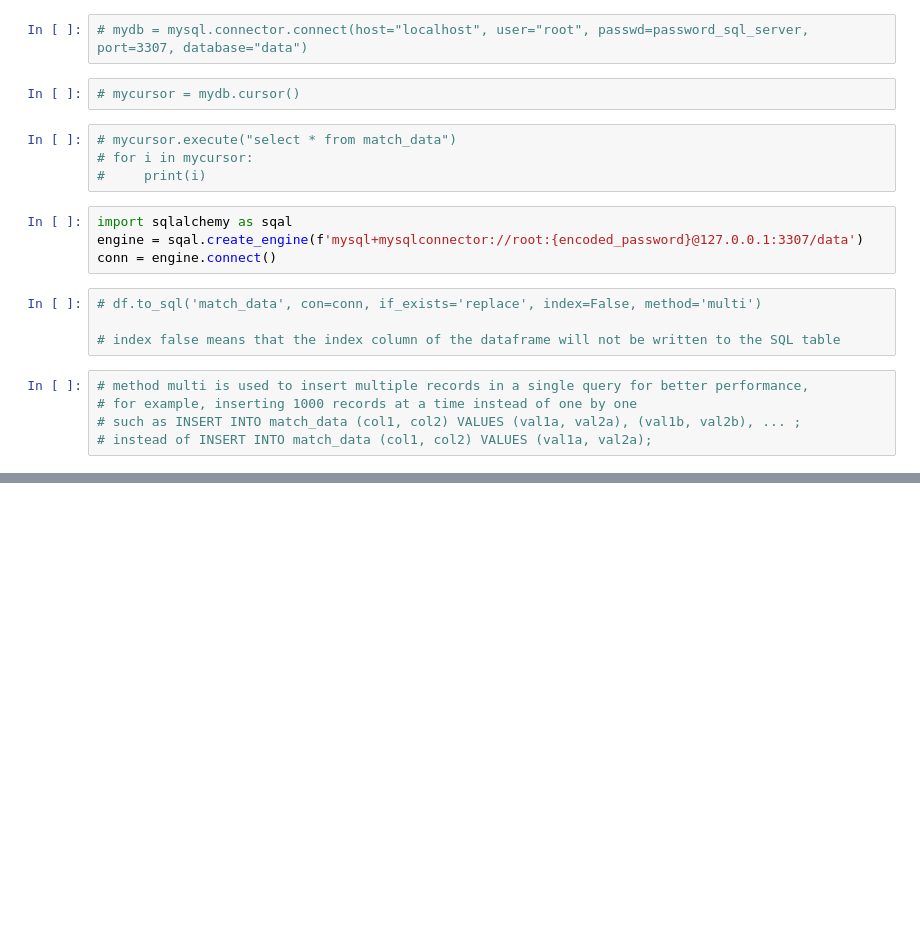
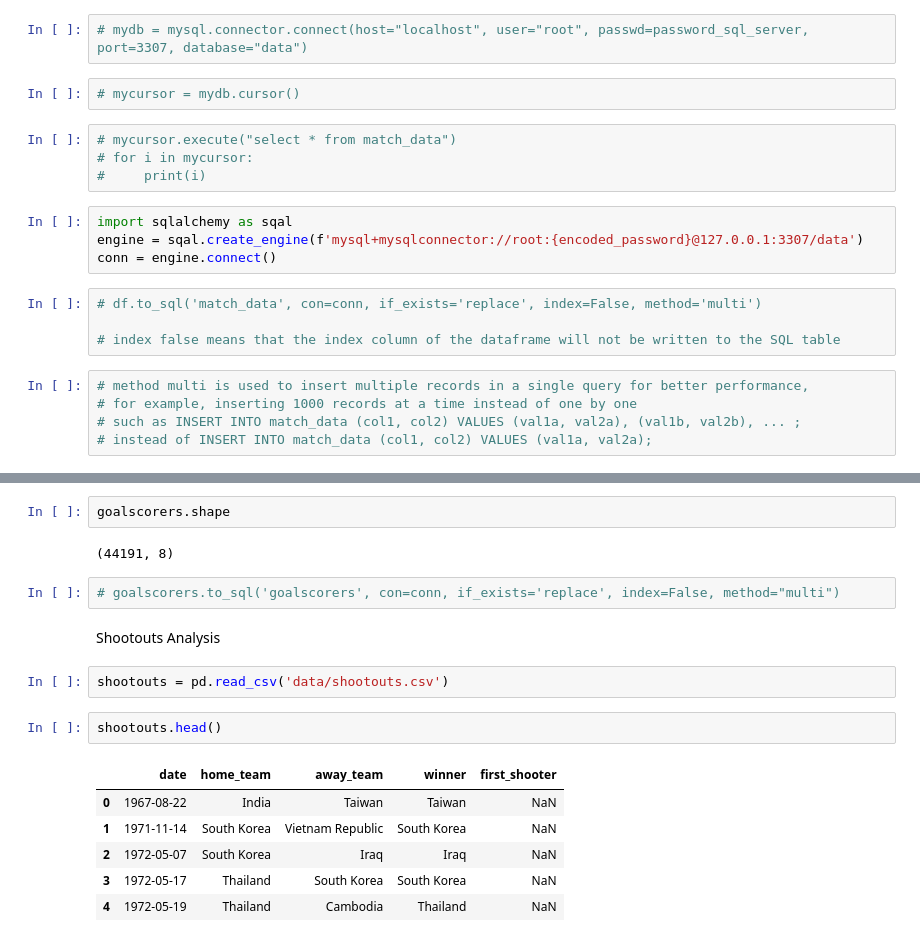
Before and after one commit to Dapinder-Kaur/Sports-Data-Analysis, a Jupyter notebook: src/football_data.ipynb, the cells around one changed output, grey strips where cells are left out. Cells and saved outputs as stored; diff of their text form; blank space fills up the shorter version.

```diff
--- a/src/football_data.ipynb
+++ b/src/football_data.ipynb
@@ -281,0 +354,19 @@ conn = engine.connect()
+# %%
+goalscorers.shape
+# %% [output]
+(44191, 8)
+# %%
+# goalscorers.to_sql('goalscorers', con=conn, if_exists='replace', index=False, method="multi")
+# %% [markdown]
+Shootouts Analysis
+# %%
+shootouts = pd.read_csv('data/shootouts.csv')
+# %%
+shootouts.head()
+# %% [output]
+|  | date | home_team | away_team | winner | first_shooter |
+| 0 | 1967-08-22 | India | Taiwan | Taiwan | NaN |
+| 1 | 1971-11-14 | South Korea | Vietnam Republic | South Korea | NaN |
+| 2 | 1972-05-07 | South Korea | Iraq | Iraq | NaN |
+| 3 | 1972-05-17 | Thailand | South Korea | South Korea | NaN |
+| 4 | 1972-05-19 | Thailand | Cambodia | Thailand | NaN |
```
Also changed, not shown: parts of 48 cells of this notebook, 5 other files.
